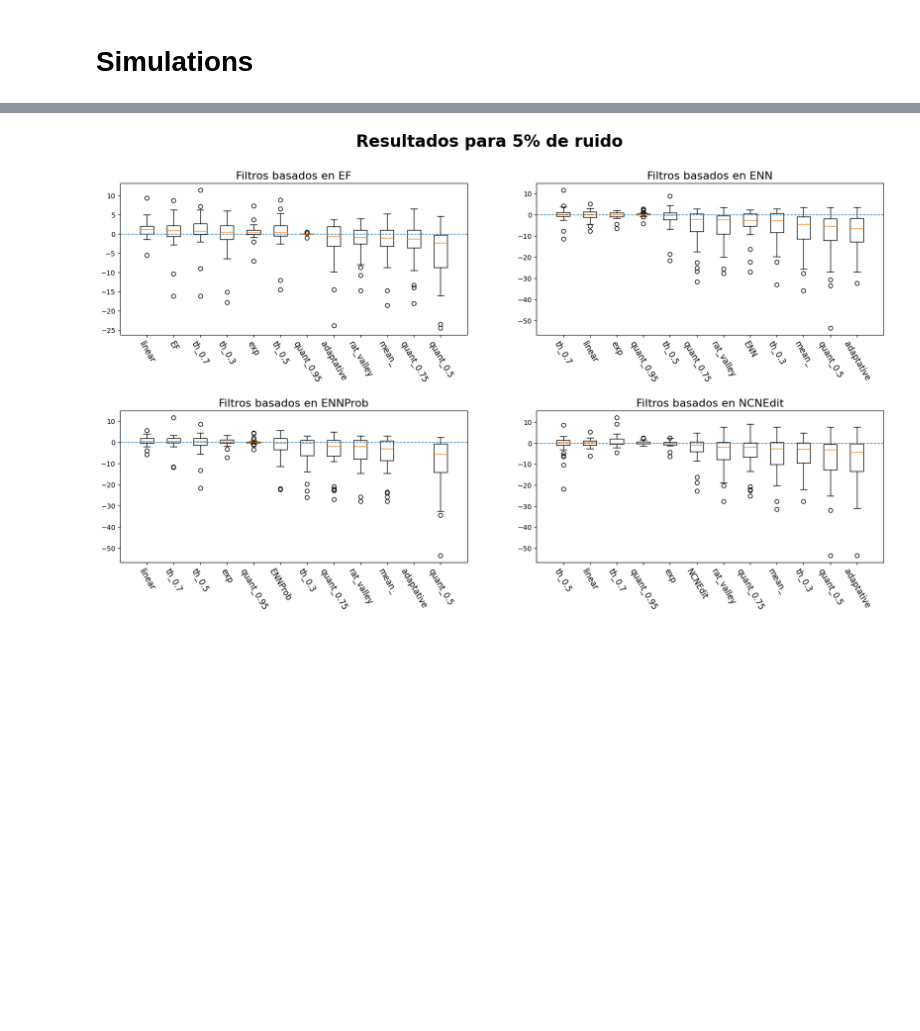
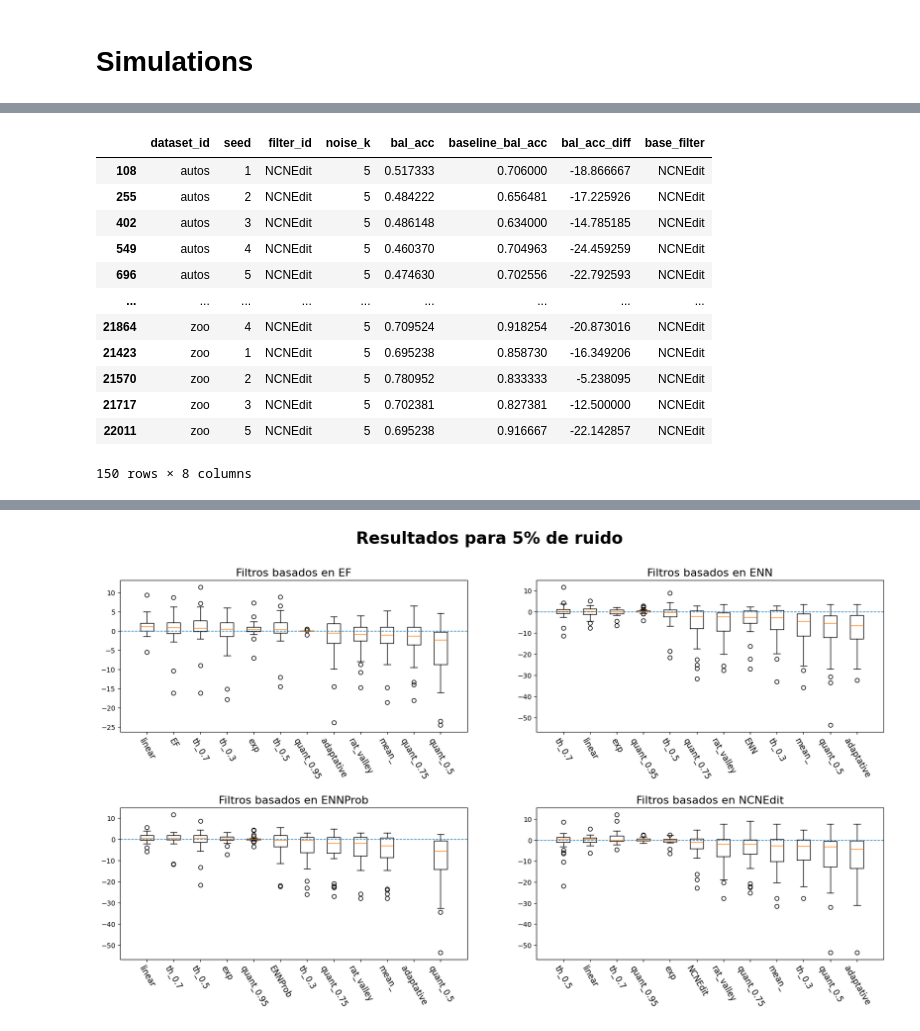
Before and after one commit to Juamp667/noislearn, a Jupyter notebook: noiseTry.ipynb, the cells around one changed output, grey strips where cells are left out. Saved outputs shown, nothing was run; the diff lists cells and outputs as text; code cells hidden in the pictures; blank space fills up the shorter version.

```diff
--- a/noiseTry.ipynb
+++ b/noiseTry.ipynb
@@ -345 +380,52 @@ plt.show()
+# %%
+import pickle
+noise_ks = [5,25,50]
+seed_ks = [1,2,3,4,5]
+results = pickle.load(open(f"./results/nsBased.pkl", "rb"))
+results = pd.DataFrame(results)
+# Agrego por 5CV (agrego sobre los folds)
+res = results.\
+    groupby(["dataset_id", "seed", "filter_id", "noise_k"]).\
+        mean().\
+    reset_index().\
+    drop("fold_id", axis=1)
+
+# Extraigo BalAcc_baseline para cada dataset,seed,noise_k
+baseline_res = (
+    res[res["filter_id"] == "None"]
+    .drop(columns=["filter_id"])
+    .rename(columns={"bal_acc": "baseline_bal_acc"})
+)
+# Añado a cada fila el BalAcc_baseline
+res = res.merge(
+    baseline_res,
+    on=["dataset_id", "seed", "noise_k"],
+    how="left",
+)
+
+res["bal_acc_diff"] = (res["bal_acc"] - res["baseline_bal_acc"]) * 100
+res["base_filter"] = res["filter_id"].str.split("_").str[0]
+
+
+# Agrego por cada semilla
+# res = res.\
+#     groupby(["dataset_id","filter_id", "noise_k", "base_filter"]).\
+#         mean().\
+#     reset_index().\
+#     drop("seed", axis=1)
+res[(res.filter_id=="NCNEdit")&(res.noise_k==5)].sort_values(["dataset_id"])
+# %% [output]
+|  | dataset_id | seed | filter_id | noise_k | bal_acc | baseline_bal_acc | bal_acc_diff | base_filter |
+| 108 | autos | 1 | NCNEdit | 5 | 0.517333 | 0.706000 | -18.866667 | NCNEdit |
+| 255 | autos | 2 | NCNEdit | 5 | 0.484222 | 0.656481 | -17.225926 | NCNEdit |
+| 402 | autos | 3 | NCNEdit | 5 | 0.486148 | 0.634000 | -14.785185 | NCNEdit |
+| 549 | autos | 4 | NCNEdit | 5 | 0.460370 | 0.704963 | -24.459259 | NCNEdit |
+| 696 | autos | 5 | NCNEdit | 5 | 0.474630 | 0.702556 | -22.792593 | NCNEdit |
+| ... | ... | ... | ... | ... | ... | ... | ... | ... |
+| 21864 | zoo | 4 | NCNEdit | 5 | 0.709524 | 0.918254 | -20.873016 | NCNEdit |
+| 21423 | zoo | 1 | NCNEdit | 5 | 0.695238 | 0.858730 | -16.349206 | NCNEdit |
+| 21570 | zoo | 2 | NCNEdit | 5 | 0.780952 | 0.833333 | -5.238095 | NCNEdit |
+| 21717 | zoo | 3 | NCNEdit | 5 | 0.702381 | 0.827381 | -12.500000 | NCNEdit |
+| 22011 | zoo | 5 | NCNEdit | 5 | 0.695238 | 0.916667 | -22.142857 | NCNEdit |
+150 rows × 8 columns
 # %%
```
Also changed, not shown: parts of 12 cells of this notebook, 32 other files.
